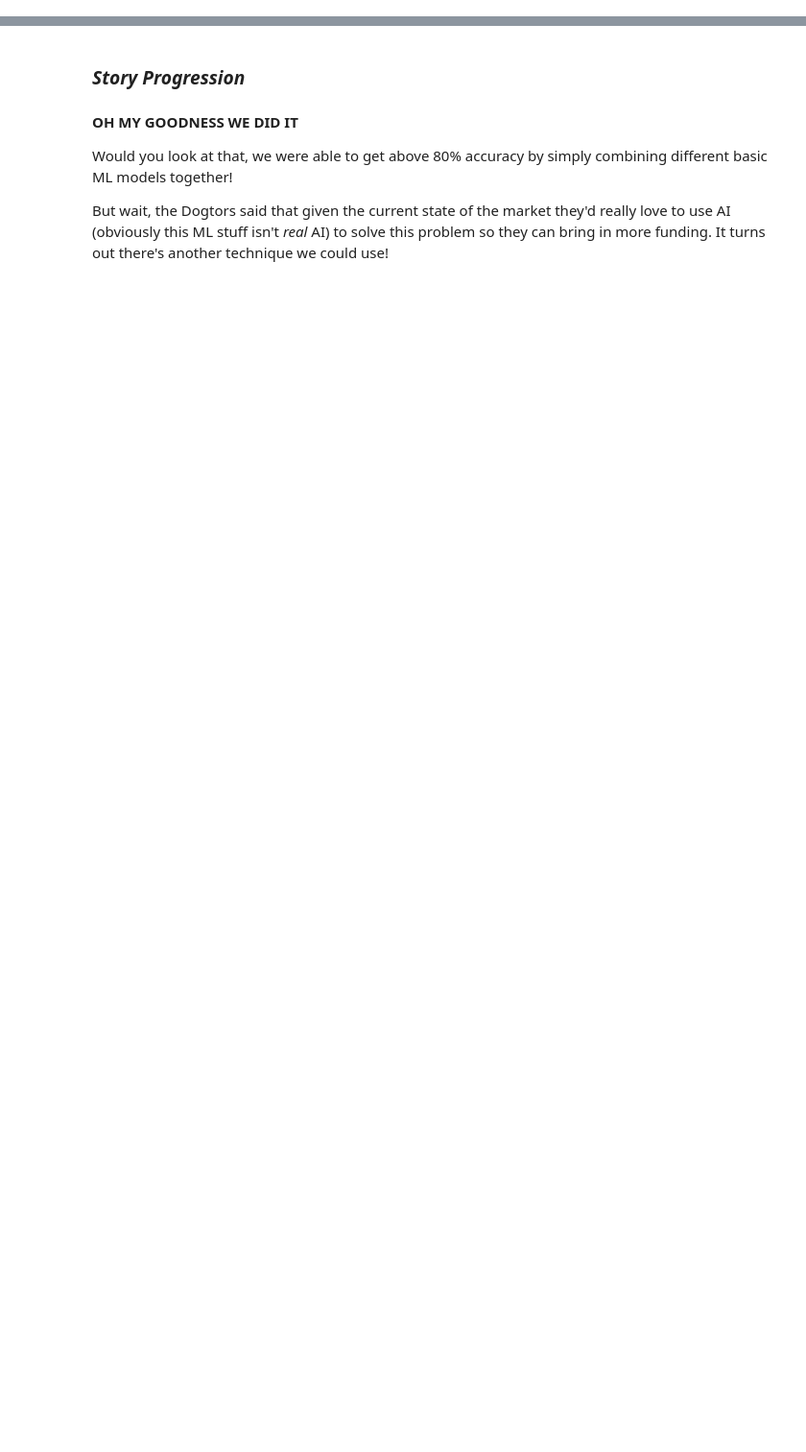
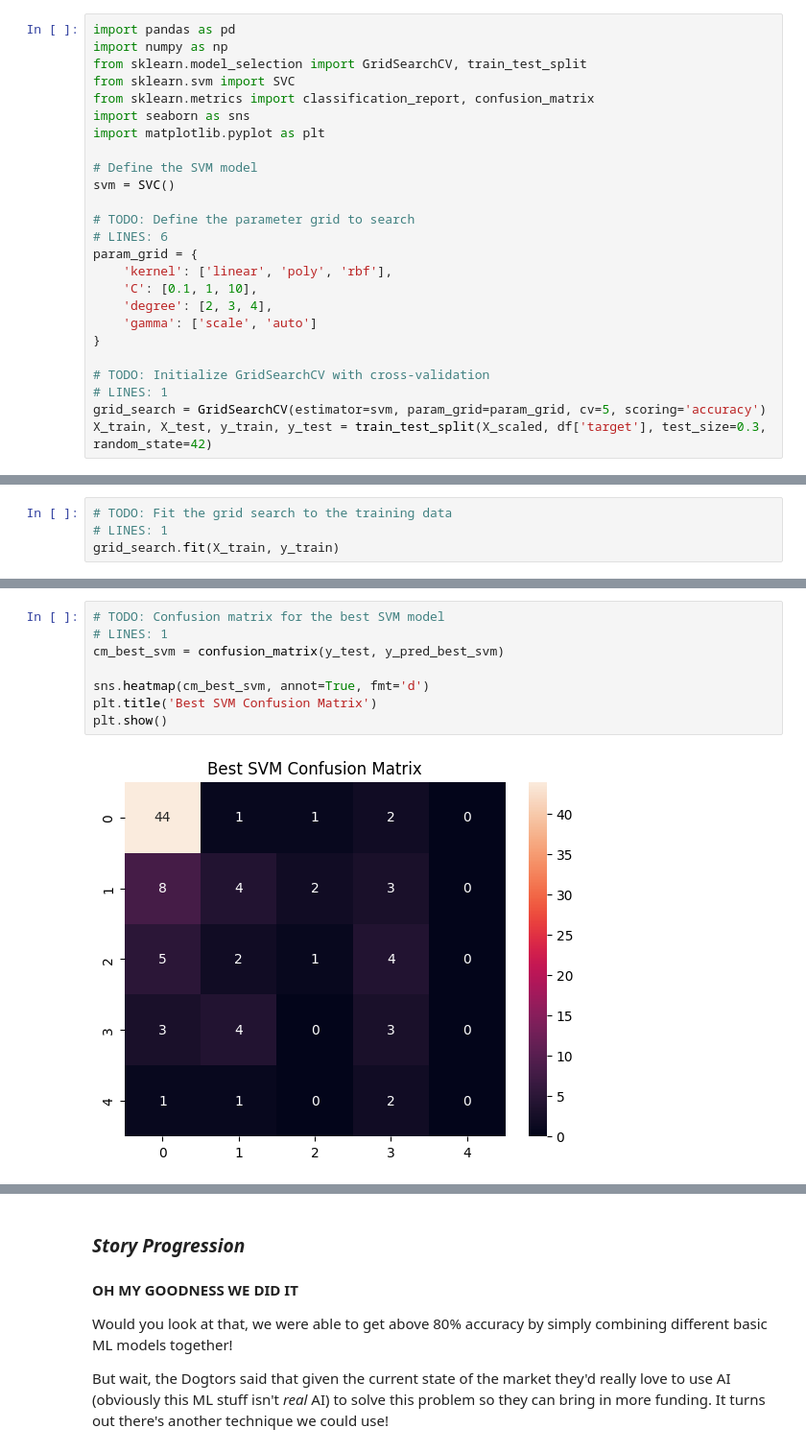
Before and after one commit to wtheisen/nd-cse-30124-homeworks, a Jupyter notebook: practicum/practicum.ipynb, the cells around one changed output, grey strips where cells are left out. Shown at 96% size. Drawn from its saved outputs; the diff is of its cells as text; blank space fills up the shorter version.

```diff
--- a/practicum/practicum.ipynb
+++ b/practicum/practicum.ipynb
@@ -497,0 +318,25 @@ evaluate_models(X_resampled, y_resampled)
+# %%
+import pandas as pd
+import numpy as np
+from sklearn.model_selection import GridSearchCV, train_test_split
+from sklearn.svm import SVC
+from sklearn.metrics import classification_report, confusion_matrix
+import seaborn as sns
+import matplotlib.pyplot as plt
+
+# Define the SVM model
+svm = SVC()
+
+# TODO: Define the parameter grid to search
+# LINES: 6
+param_grid = {
+    'kernel': ['linear', 'poly', 'rbf'],
+    'C': [0.1, 1, 10],
+    'degree': [2, 3, 4],
+    'gamma': ['scale', 'auto']
+}
+
+# TODO: Initialize GridSearchCV with cross-validation
+# LINES: 1
+grid_search = GridSearchCV(estimator=svm, param_grid=param_grid, cv=5, scoring='accuracy')
+X_train, X_test, y_train, y_test = train_test_split(X_scaled, df['target'], test_size=0.3, random_state=42)
@@ -497,0 +356,4 @@ evaluate_models(X_resampled, y_resampled)
+# %%
+# TODO: Fit the grid search to the training data
+# LINES: 1
+grid_search.fit(X_train, y_train)
@@ -497,0 +440,10 @@ evaluate_models(X_resampled, y_resampled)
+# %%
+# TODO: Confusion matrix for the best SVM model
+# LINES: 1
+cm_best_svm = confusion_matrix(y_test, y_pred_best_svm)
+
+sns.heatmap(cm_best_svm, annot=True, fmt='d')
+plt.title('Best SVM Confusion Matrix')
+plt.show()
+# %% [output]
+[figure, added]
```
Also changed, not shown: parts of 68 cells of this notebook, 14 other files.
